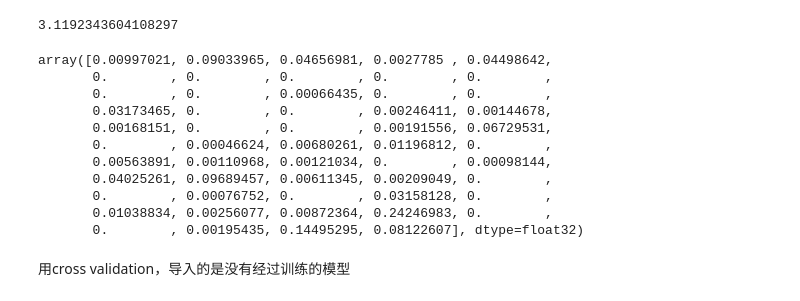
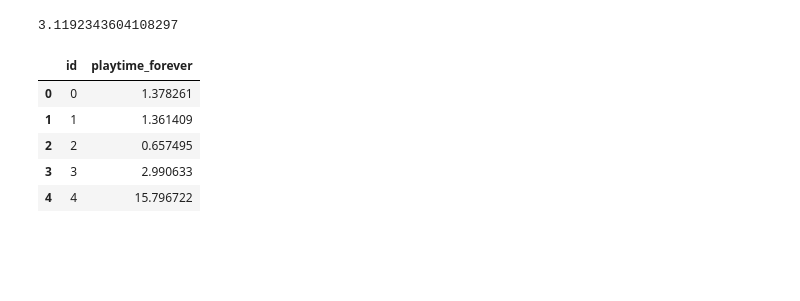
Before and after one commit to sherryms/MSBD5001-Individual-Kaggle, a Jupyter notebook: Kaggle Competition-Gametime prediction.ipynb, the cells around one changed output. Cells and saved outputs as stored; diff of their text form; code cells hidden in the pictures; blank space fills up the shorter version.

Commit message:
add kaggle files all

```diff
--- a/Kaggle Competition-Gametime prediction.ipynb
+++ b/Kaggle Competition-Gametime prediction.ipynb
@@ -704,0 +709,2 @@ submission.to_csv("samplesubmission-RF.csv", index=False)
+# %%
+reg = XGBR(n_estimators=100).fit(Xtrain,Ytrain) #训练
@@ -751,8 +751,6 @@ Y.mean()
 # %%
-#test_predict = reg.predict(test)
-#test_predict = [y if y > 0 else 0  for y in test_predict]
+test_predict1 = reg.predict(test)
+test_predict1 = [y if y > 0 else 0  for y in test_predict1]
 # %%
-
-
-#addr3 = "/Users/shongmatsuzai/Desktop/HKUST-2019fall/MSBD5001/Kaggle-InClass Prediction Competition/data/samplesubmission.csv"
-#submission = pd.read_csv(addr3)
+addr3 = "/Users/shongmatsuzai/Desktop/HKUST-2019fall/MSBD5001/Kaggle-InClass Prediction Competition/data/samplesubmission.csv"
+submission1 = pd.read_csv(addr3)
@@ -763 +757,12 @@ Y.mean()
+# %%
+submission1["playtime_forever"] = test_predict1
+# %%
+submission1.head()
+# %% [output]
+|  | id | playtime_forever |
+| 0 | 0 | 1.378261 |
+| 1 | 1 | 1.361409 |
+| 2 | 2 | 0.657495 |
+| 3 | 3 | 2.990633 |
+| 4 | 4 | 15.796722 |
 # %%
@@ -765,17 +769,0 @@ Y.mean()
-# %%
-# Feature importances property
-reg.feature_importances_
-# %% [output]
-array([0.00997021, 0.09033965, 0.04656981, 0.0027785 , 0.04498642,
-       0.        , 0.        , 0.        , 0.        , 0.        ,
-       0.        , 0.        , 0.00066435, 0.        , 0.        ,
-       0.03173465, 0.        , 0.        , 0.00246411, 0.00144678,
-       0.00168151, 0.        , 0.        , 0.00191556, 0.06729531,
-       0.        , 0.00046624, 0.00680261, 0.01196812, 0.        ,
-       0.00563891, 0.00110968, 0.00121034, 0.        , 0.00098144,
-       0.04025261, 0.09689457, 0.00611345, 0.00209049, 0.        ,
-       0.        , 0.00076752, 0.        , 0.03158128, 0.        ,
-       0.01038834, 0.00256077, 0.00872364, 0.24246983, 0.        ,
-       0.        , 0.00195435, 0.14495295, 0.08122607], dtype=float32)
-# %% [markdown]
-用cross validation，导入的是没有经过训练的模型
```
Also changed, not shown: parts of 23 cells of this notebook, 6 other files.
